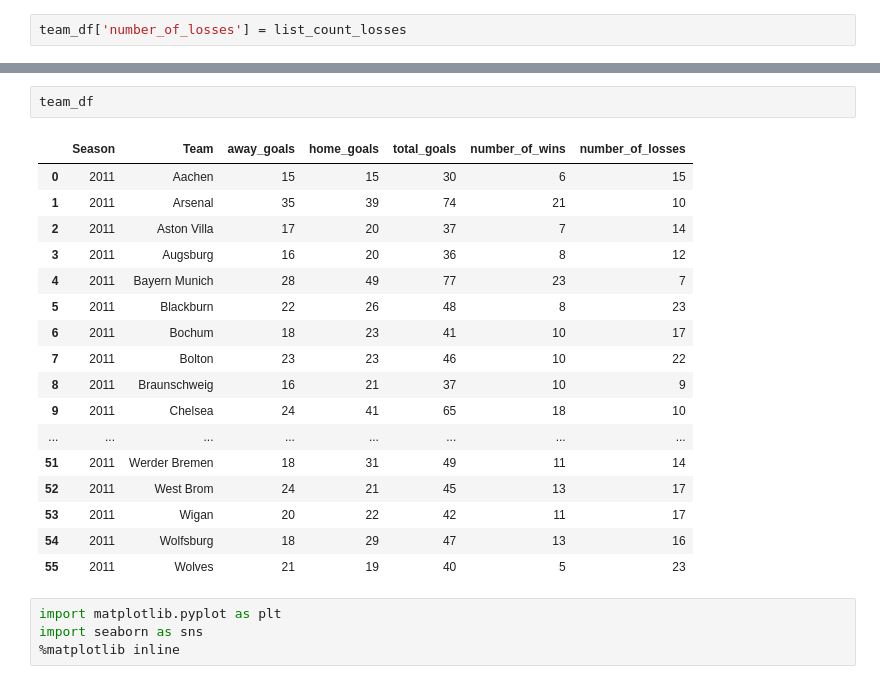
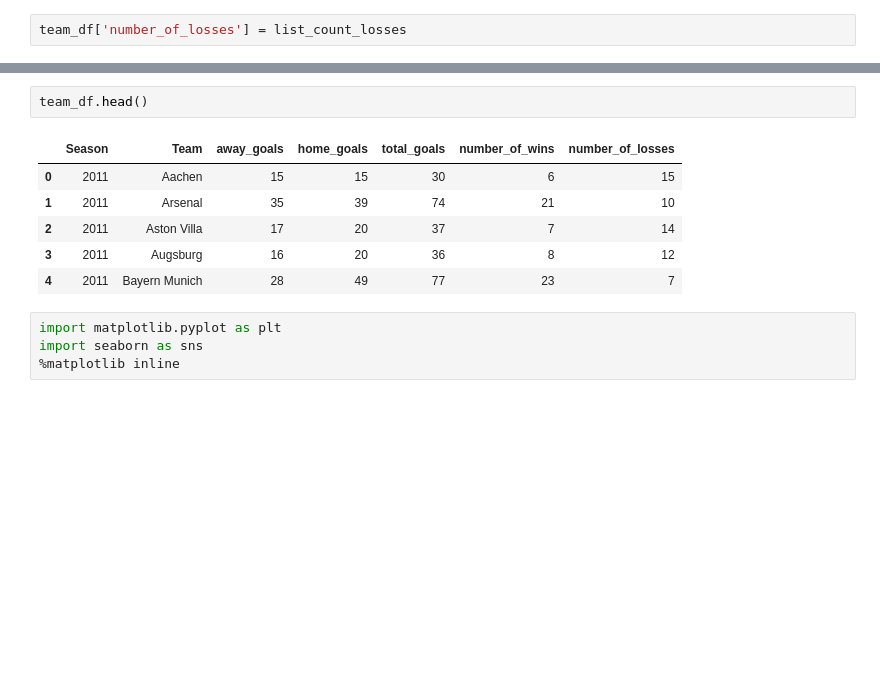
Before and after one commit to Abhiolar/Match-predictions-using-weather-SQL-, a Jupyter notebook: PROJECT MOD_2 ROUGH.ipynb, the cells around one changed output, grey strips where cells are left out. Saved outputs shown, nothing was run; the diff lists cells and outputs as text; blank space fills up the shorter version.

```diff
--- a/PROJECT MOD_2 ROUGH.ipynb
+++ b/PROJECT MOD_2 ROUGH.ipynb
@@ -279,24 +285,13 @@ team_df['number_of_losses']
 Name: number_of_losses, dtype: int64
 # %%
-team_df
+team_df.head()
 # %% [output]
 |  | Season | Team | away_goals | home_goals | total_goals | number_of_wins | number_of_losses |
 | 0 | 2011 | Aachen | 15 | 15 | 30 | 6 | 15 |
 | 1 | 2011 | Arsenal | 35 | 39 | 74 | 21 | 10 |
 | 2 | 2011 | Aston Villa | 17 | 20 | 37 | 7 | 14 |
 | 3 | 2011 | Augsburg | 16 | 20 | 36 | 8 | 12 |
 | 4 | 2011 | Bayern Munich | 28 | 49 | 77 | 23 | 7 |
-| 5 | 2011 | Blackburn | 22 | 26 | 48 | 8 | 23 |
-| 6 | 2011 | Bochum | 18 | 23 | 41 | 10 | 17 |
-| 7 | 2011 | Bolton | 23 | 23 | 46 | 10 | 22 |
-| 8 | 2011 | Braunschweig | 16 | 21 | 37 | 10 | 9 |
-| 9 | 2011 | Chelsea | 24 | 41 | 65 | 18 | 10 |
-| ... | ... | ... | ... | ... | ... | ... | ... |
-| 51 | 2011 | Werder Bremen | 18 | 31 | 49 | 11 | 14 |
-| 52 | 2011 | West Brom | 24 | 21 | 45 | 13 | 17 |
-| 53 | 2011 | Wigan | 20 | 22 | 42 | 11 | 17 |
-| 54 | 2011 | Wolfsburg | 18 | 29 | 47 | 13 | 16 |
-| 55 | 2011 | Wolves | 21 | 19 | 40 | 5 | 23 |
 # %%
 import matplotlib.pyplot as plt
 import seaborn as sns
```
Also changed, not shown: parts of 55 cells of this notebook, 1 other file.
